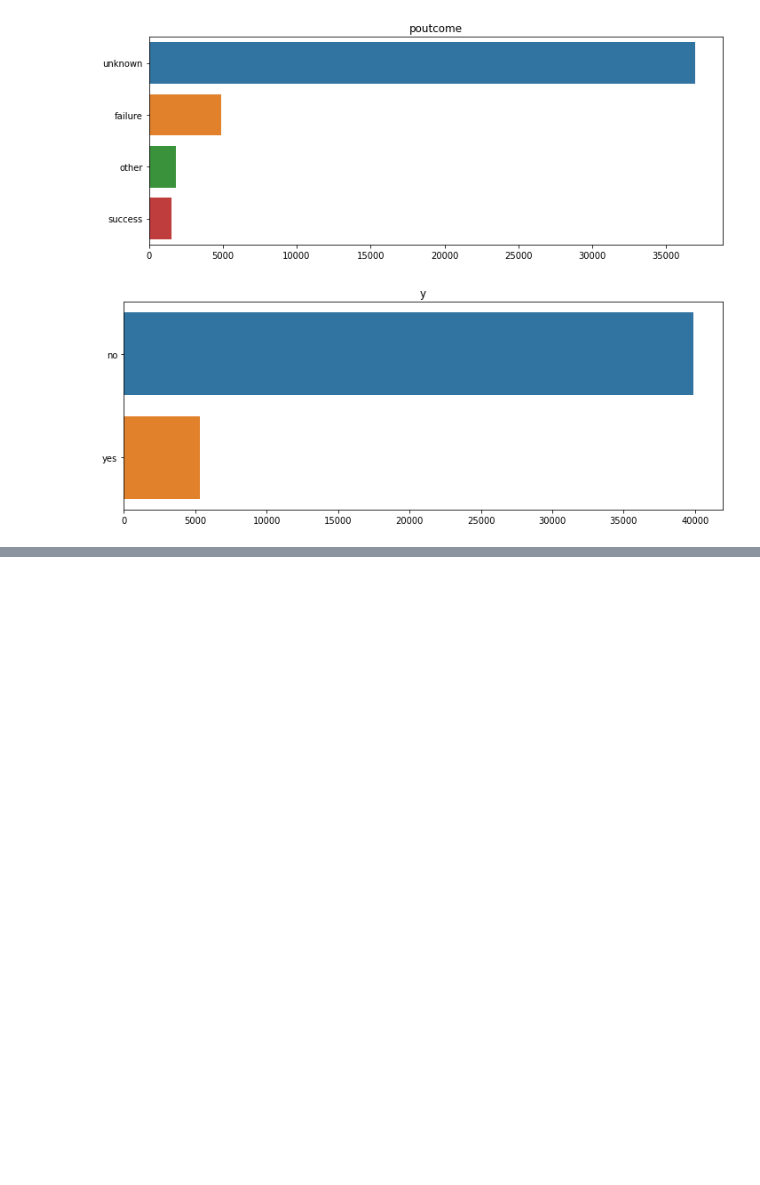
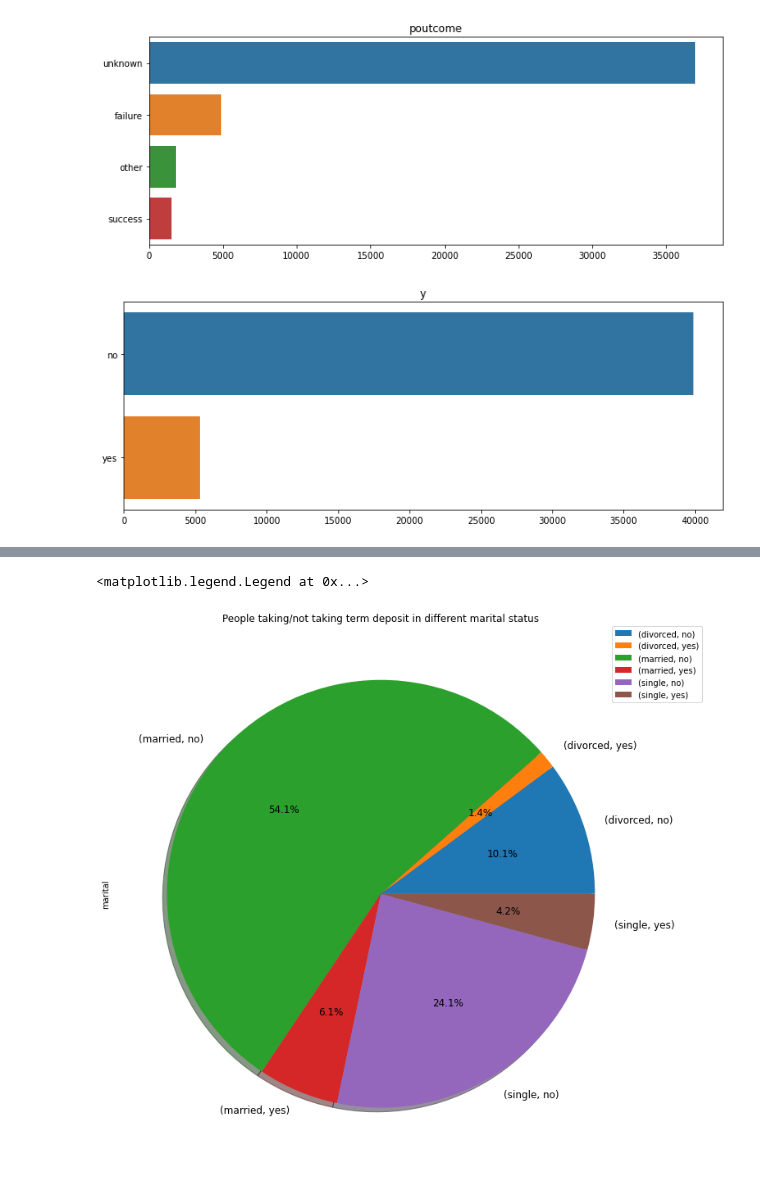
Before and after one commit to AnnayanB/SupervisedML_BankMarketingCampaigns, a Jupyter notebook: Bank_Marketing_Effectiveness_Prediction_Capstone_Project.ipynb, the cells around one changed output, grey strips where cells are left out. Drawn from its saved outputs; the diff is of its cells as text; code cells hidden in the pictures; blank space fills up the shorter version.

```diff
--- a/Bank_Marketing_Effectiveness_Prediction_Capstone_Project.ipynb
+++ b/Bank_Marketing_Effectiveness_Prediction_Capstone_Project.ipynb
@@ -223,0 +229,7 @@ for col in cat_col:
+# %%
+fig = plt.figure(figsize=(15, 12))
+df.groupby(["marital","y"])["marital"].count().plot.pie(title="People taking/not taking term deposit in different marital status", autopct='%1.1f%%', shadow='false', fontsize=12,legend='true')
+plt.legend(bbox_to_anchor=(1.1,1),loc='upper right',borderaxespad=0)
+# %% [output]
+<matplotlib.legend.Legend at 0x...>
+[figure, added]
```
Also changed, not shown: parts of 29 cells of this notebook.
